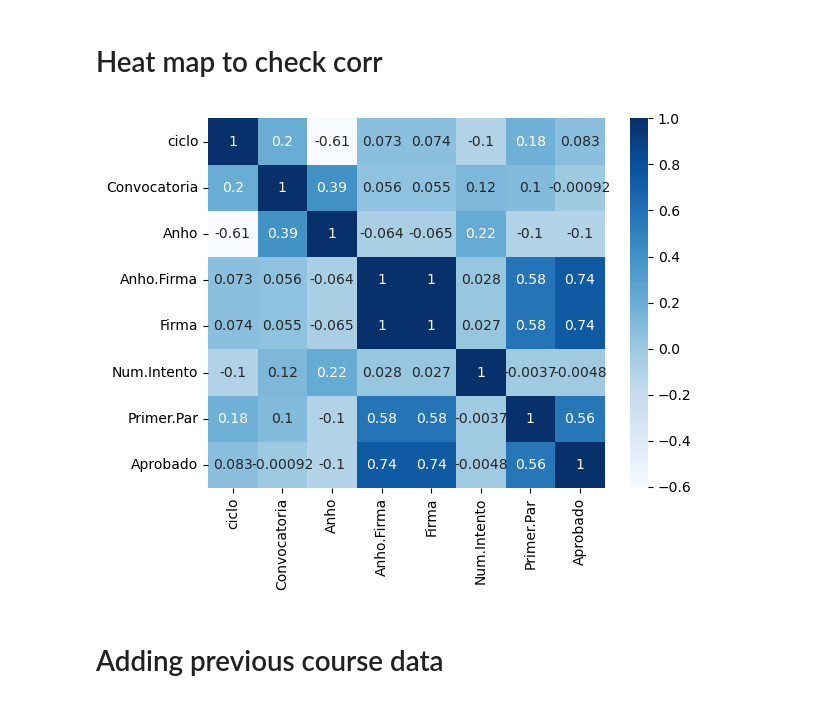
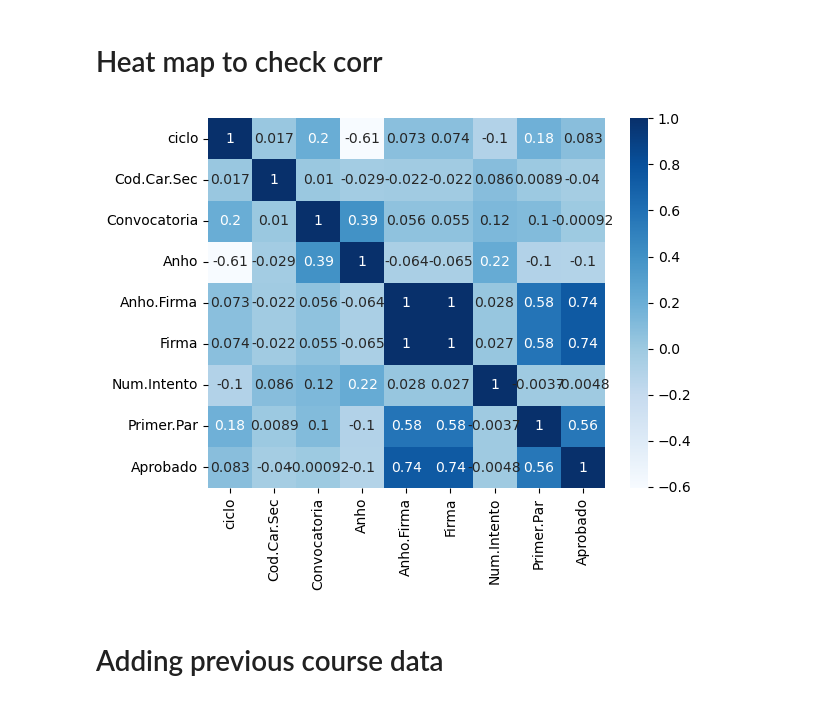
Before and after one commit to guanarp/academic-predictor, a Jupyter notebook: added_courses.ipynb, the cells around one changed output. Cells and saved outputs as stored; diff of their text form; code cells hidden in the pictures.

```diff
--- a/added_courses.ipynb
+++ b/added_courses.ipynb
@@ -11,7 +11,7 @@ import warnings
 from sklearn.metrics import confusion_matrix,ConfusionMatrixDisplay
 # %%
 print(os.getcwd())
-file_path = './primerParcial/datasets/datos_CB.csv'
+file_path = './datasets/datos_CB.csv'
 student_data = pd.read_csv(file_path,index_col=0)
 student_data.info()
 # %% [output]
@@ -43,0 +44,4 @@ student_data.head()
+# %%
+student_data['Asig.Cod'] = pd.Categorical(student_data['Asignatura'])
+student_data['Asig.Cod'] = student_data['Asig.Cod'].cat.codes
+student_data['Asig.Cod']
@@ -86,10 +103,10 @@ course_data = count_attemps(course_data)
 # %% [markdown]
 # Heat map to check corr
 # %%
-sns.heatmap(course_data[['ciclo','Convocatoria','Anho','Anho.Firma','Firma','Num.Intento','Primer.Par','Aprobado']].corr(), cmap='Blues', annot=True)
+sns.heatmap(course_data[['ciclo','Cod.Car.Sec','Convocatoria','Anho','Anho.Firma','Firma','Num.Intento','Primer.Par','Aprobado']].corr(), cmap='Blues', annot=True)
 plt.show()
 # %% [output]
-[figure, old version]
+[figure, new version]
 # %% [markdown]
 # Adding previous course data
 # %%
```
Also changed, not shown: parts of 22 cells of this notebook, 16 other files.
